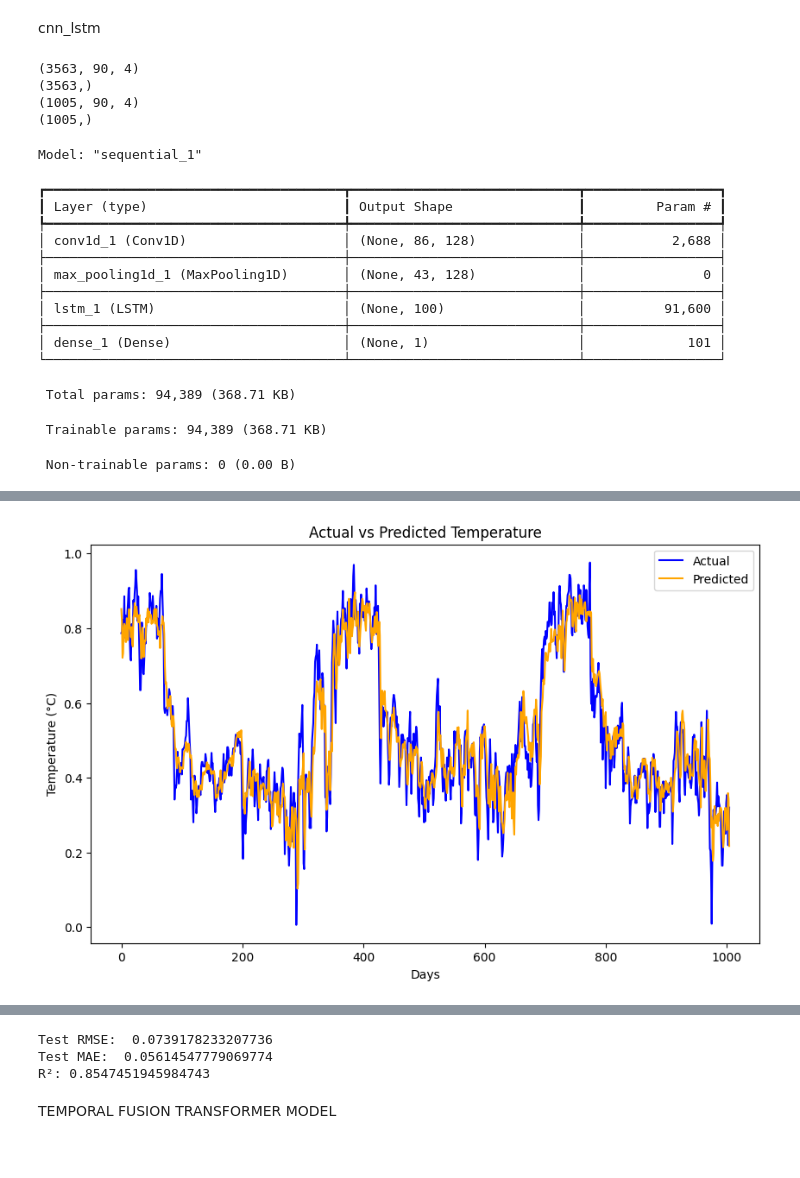
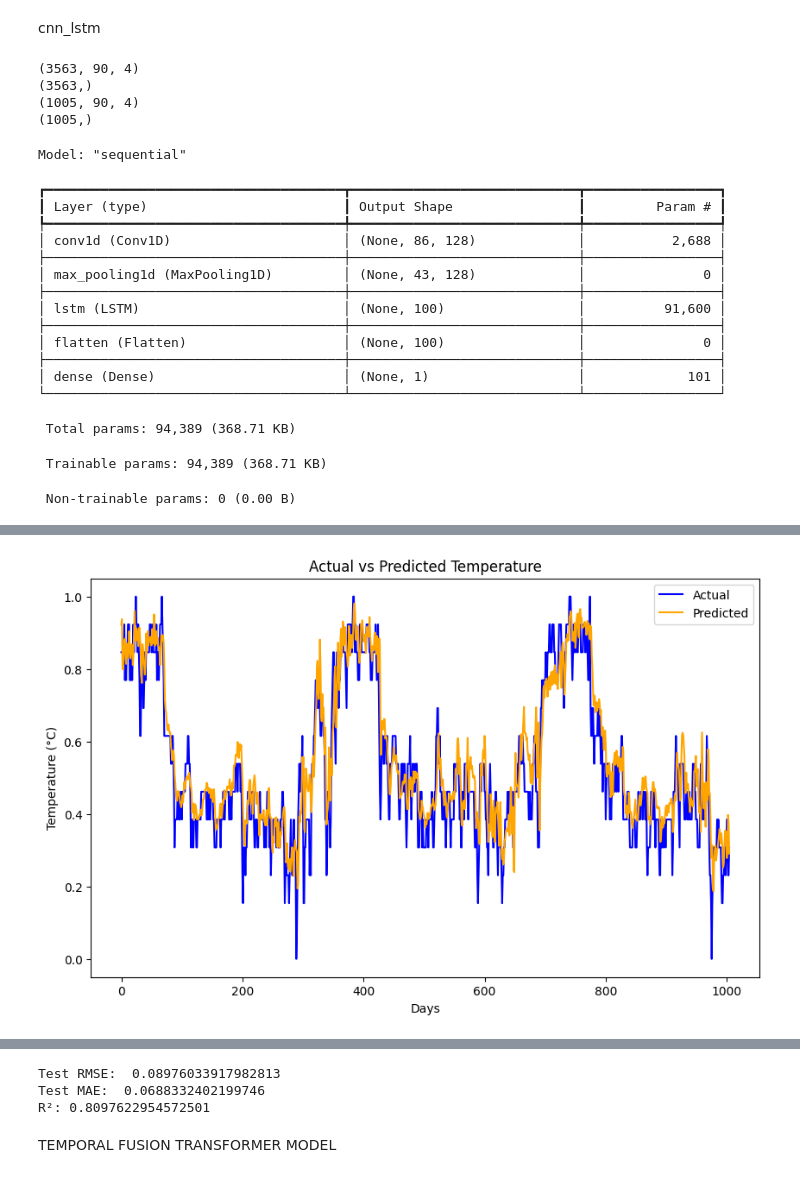
Before and after one commit to Bharathkumar1404/data-science-final-project, a Jupyter notebook: project.ipynb, the cells around one changed output, grey strips where cells are left out. Drawn from its saved outputs; the diff is of its cells as text; code cells hidden in the pictures.

```diff
--- a/project.ipynb
+++ b/project.ipynb
@@ -689,38 +756,46 @@ R-squared (R²): 0.715476457799989
 # %% [markdown]
 cnn_lstm
 # %%
+# Function to create sequences of input feature and target valuess for the time series data
 def sequence_creating(data,seq_len,target_col = 'tempC'):
   X, y = [], []
   for i in range(len(data) - seq_len):
-    X.append(data.iloc[i:i+seq_len, 1:].values)
-    y.append(data.iloc[i+seq_len][target_col])
+    X.append(data.iloc[i:i+seq_len, 1:].values)# Extracting feature sequences
+    y.append(data.iloc[i+seq_len][target_col])# Extracting corresponding targets
   return np.array(X), np.array(y)
 
+# Setting the sequence lenght for thr model and creatin train/test dataset
 sequence_length = 90
-
 X_train, y_train = sequence_creating(train,sequence_length)
 X_test, y_test = sequence_creating(test,sequence_length)
 
+# Printing the shapes of the input features and target arrays
 print(X_train.shape)
 print(y_train.shape)
 print(X_test.shape)
 print(y_test.shape)
 
+#Building a CNN-LSTM model for time series prediction
 model = Sequential()
 
+# Convolution layer
 model.add(Conv1D(filters=128, kernel_size=5, activation='relu', input_shape=(sequence_length, X_train.shape[2])))
 
-model.add(MaxPooling1D(pool_size=2))
+model.add(MaxPooling1D(pool_size=2)) # Max pooling layer
 
-model.add(LSTM(100, activation='relu', return_sequences=False))
+model.add(LSTM(100, activation='relu', return_sequences=False)) # LSTM layer
 
-model.add(Dense(1))
+model.add(Flatten()) # Flattering the output
+
+model.add(Dense(1)) # Dense layer for final output
+
+# Compiling the modle with Adam optimizer and MSE loss
 model.compile(optimizer='adam', loss='mse', metrics=['mae'])
 
-
+# Displaying the model summary
 model.summary()
 
-
+# Training the model on training data and validating on test data
 history = model.fit(
     X_train, y_train,
     epochs=50,
@@ -729,10 +804,10 @@ history = model.fit(
     verbose=1
 )
 
+# Predicting temperature values using the test data
 y_pred = model.predict(X_test)
-import matplotlib.pyplot as plt
 
-
+# Plotting actual vs predicted temperature values for comparison
 plt.figure(figsize=(10, 6))
 plt.plot(y_test.flatten(), label='Actual', color='blue')
 plt.plot(y_pred.flatten(), label='Predicted', color='orange')
@@ -741,27 +816,24 @@ plt.xlabel('Days')
 plt.ylabel('Temperature (°C)')
 plt.legend()
 plt.show()
-
-test.shape
-
-
-y_pred = model.predict(X_test)
 # %% [output]
 (3563, 90, 4)
 (3563,)
 (1005, 90, 4)
 (1005,)
-Model: "sequential_1"
+Model: "sequential"
 ┏━━━━━━━━━━━━━━━━━━━━━━━━━━━━━━━━━━━━━━┳━━━━━━━━━━━━━━━━━━━━━━━━━━━━━┳━━━━━━━━━━━━━━━━━┓
 ┃ Layer (type)                         ┃ Output Shape                ┃         Param # ┃
 ┡━━━━━━━━━━━━━━━━━━━━━━━━━━━━━━━━━━━━━━╇━━━━━━━━━━━━━━━━━━━━━━━━━━━━━╇━━━━━━━━━━━━━━━━━┩
-│ conv1d_1 (Conv1D)                    │ (None, 86, 128)             │           2,688 │
+│ conv1d (Conv1D)                      │ (None, 86, 128)             │           2,688 │
 ├──────────────────────────────────────┼─────────────────────────────┼─────────────────┤
-│ max_pooling1d_1 (MaxPooling1D)       │ (None, 43, 128)             │               0 │
+│ max_pooling1d (MaxPooling1D)         │ (None, 43, 128)             │               0 │
 ├──────────────────────────────────────┼─────────────────────────────┼─────────────────┤
-│ lstm_1 (LSTM)                        │ (None, 100)                 │          91,600 │
+│ lstm (LSTM)                          │ (None, 100)                 │          91,600 │
 ├──────────────────────────────────────┼─────────────────────────────┼─────────────────┤
-│ dense_1 (Dense)                      │ (None, 1)                   │             101 │
+│ flatten (Flatten)                    │ (None, 100)                 │               0 │
+├──────────────────────────────────────┼─────────────────────────────┼─────────────────┤
+│ dense (Dense)                        │ (None, 1)                   │             101 │
 └──────────────────────────────────────┴─────────────────────────────┴─────────────────┘
  Total params: 94,389 (368.71 KB)
  Trainable params: 94,389 (368.71 KB)
@@ -786 +858 @@ Epoch 50/50
-[figure, old version]
+[figure, new version]
@@ -788,14 +859,15 @@ Epoch 50/50
 # %%
-rmse = np.sqrt(mean_squared_error(y_test, y_pred))
-mae = mean_absolute_error(y_test, y_pred)
-r2 = r2_score(y_test, y_pred)
+# Calculating and printing evaluation metric for the modles performance on the test dat
+rmse = np.sqrt(mean_squared_error(y_test, y_pred)) # Root Mean Squared Error
+mae = mean_absolute_error(y_test, y_pred) # Mean Absolute Error
+r2 = r2_score(y_test, y_pred) # Coefficient of Determination
 
 print("Test RMSE: ", rmse)
 print("Test MAE: ", mae)
 print("R²:", r2)
 # %% [output]
-Test RMSE:  0.0739178233207736
-Test MAE:  0.05614547779069774
-R²: 0.8547451945984743
+Test RMSE:  0.08976033917982813
+Test MAE:  0.0688332402199746
+R²: 0.8097622954572501
 # %% [markdown]
 TEMPORAL FUSION TRANSFORMER MODEL
```
Also changed, not shown: parts of 124 cells of this notebook.
